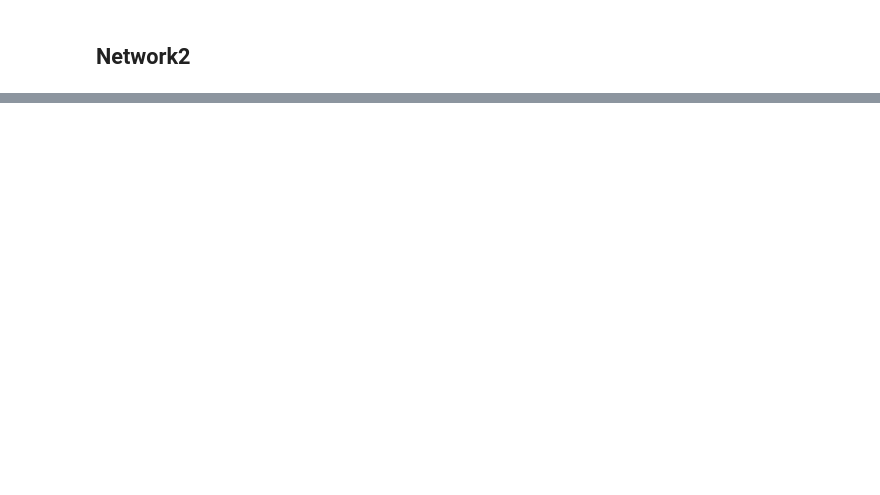
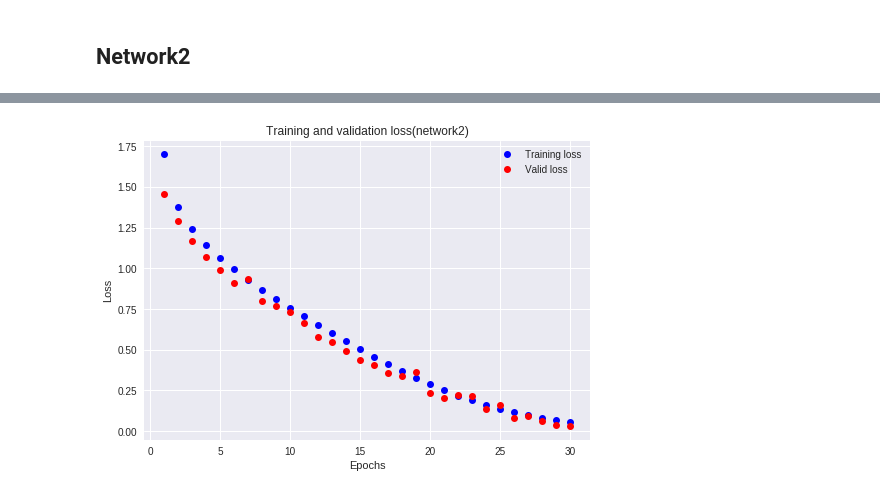
Before and after one commit to shirleyzz/cap5610_machineleanrning, a Jupyter notebook: Assignment2/HW2(1).ipynb, the cells around one changed output, grey strips where cells are left out. Cells and saved outputs as stored; diff of their text form; code cells hidden in the pictures; blank space fills up the shorter version.

```diff
--- a/Assignment2/HW2(1).ipynb
+++ b/Assignment2/HW2(1).ipynb
@@ -126,2 +128,29 @@ plt.show()
 # %% [markdown]
 ## Network2
+# %%
+#network architecture
+network = Sequential()
+network.add(Conv2D(32, (3, 3), padding='same',input_shape=training_images.shape[1:]))
+network.add(Activation('relu'))
+network.add(Conv2D(32,(3,3)))
+network.add(Activation('relu'))
+
+network.add(Flatten())
+network.add(Dense(512))
+network.add(Activation('relu'))
+network.add(Dense(10))
+network.add(Activation('softmax'))
+network.summary()
+
+#compilation step
+opt = keras.optimizers.rmsprop(lr=0.0001, decay=1e-6)
+network.compile(optimizer=opt,
+                loss='categorical_crossentropy',
+                metrics=['accuracy'])
+#train the model
+epochs = 30
+history = network.fit(training_images,
+                      training_labels,
+                      epochs=epochs,
+                      batch_size=128,
+                      validation_data=(valid_images, valid_labels))
@@ -127,0 +175,15 @@ plt.show()
+# %%
+#display training and test loss
+history_dict = history.history
+loss_values = history_dict['loss']
+test_loss_values = history_dict['val_loss']
+epochs_range = range(1, epochs + 1)
+plt.plot(epochs_range, loss_values, 'bo', label='Training loss')
+plt.plot(epochs_range, test_loss_values, 'ro', label='Valid loss')
+plt.title('Training and validation loss(network2)')
+plt.xlabel('Epochs')
+plt.ylabel('Loss')
+plt.legend()
+plt.show()
+# %% [output]
+[figure, added]
```
Also changed, not shown: parts of 25 cells of this notebook.
